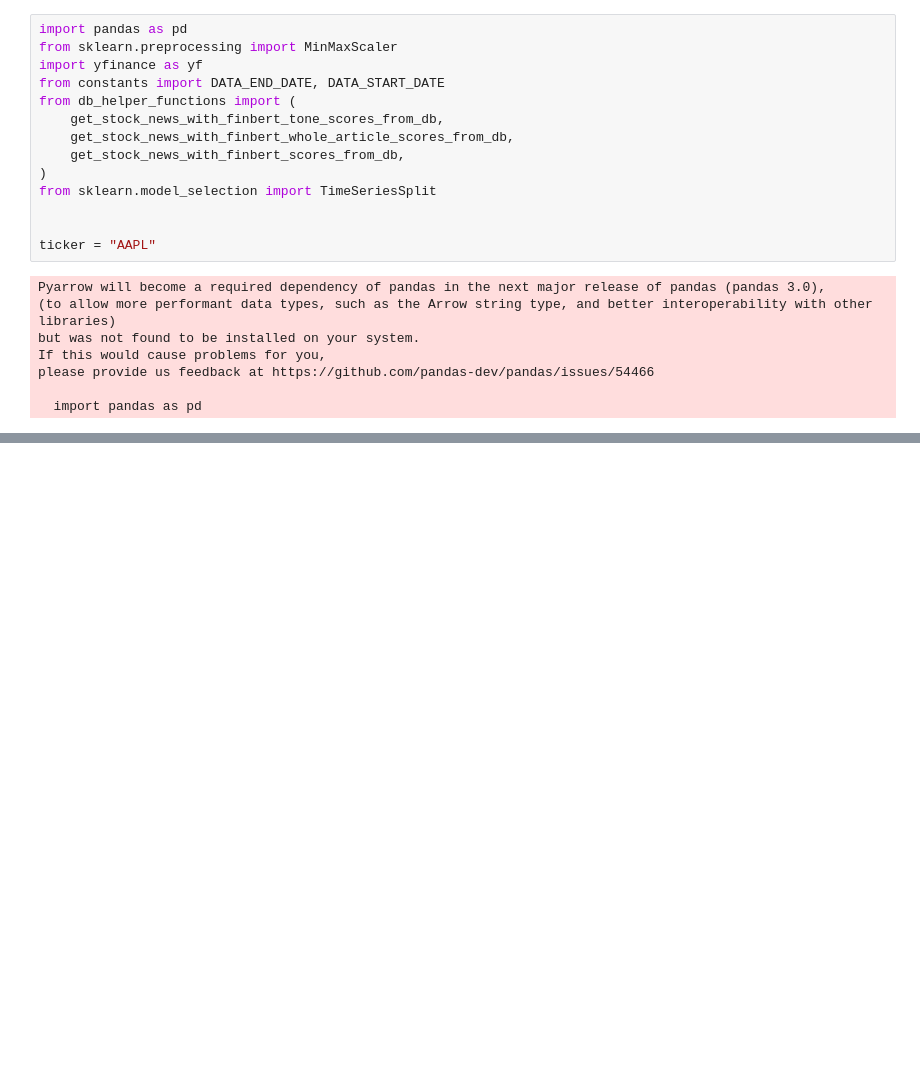
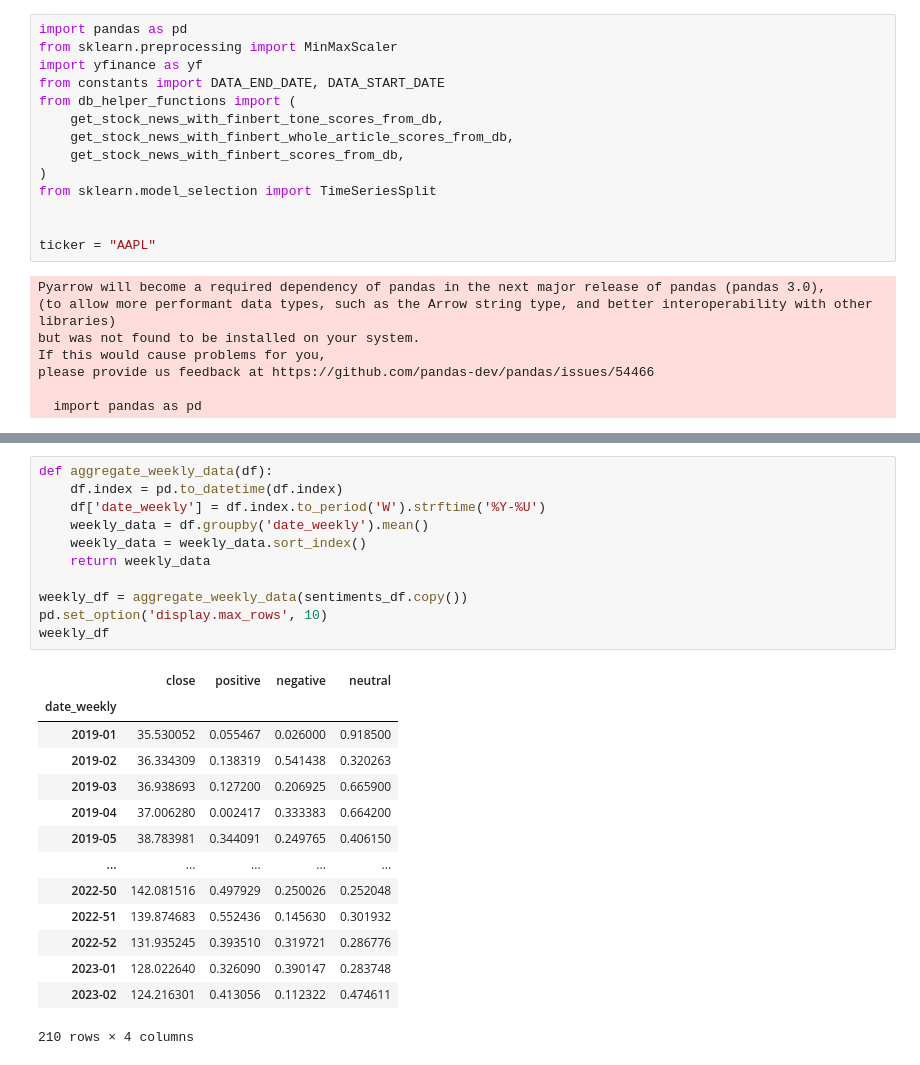
Before and after one commit to StevenSongSTS/w24-milestone2-team18-leevw-steveso-raulmart, a Jupyter notebook: lib/LSTM.ipynb, the cells around one changed output, grey strips where cells are left out. Cells and saved outputs as stored; diff of their text form; blank space fills up the shorter version.

```diff
--- a/lib/LSTM.ipynb
+++ b/lib/LSTM.ipynb
@@ -94 +95,27 @@ monthly_df
 49 rows × 4 columns
+# %%
+def aggregate_weekly_data(df):
+    df.index = pd.to_datetime(df.index)
+    df['date_weekly'] = df.index.to_period('W').strftime('%Y-%U')
+    weekly_data = df.groupby('date_weekly').mean()
+    weekly_data = weekly_data.sort_index()
+    return weekly_data
+
+weekly_df = aggregate_weekly_data(sentiments_df.copy())
+pd.set_option('display.max_rows', 10)
+weekly_df
+# %% [output]
+|  | close | positive | negative | neutral |
+| date_weekly |  |  |  |  |
+| 2019-01 | 35.530052 | 0.055467 | 0.026000 | 0.918500 |
+| 2019-02 | 36.334309 | 0.138319 | 0.541438 | 0.320263 |
+| 2019-03 | 36.938693 | 0.127200 | 0.206925 | 0.665900 |
+| 2019-04 | 37.006280 | 0.002417 | 0.333383 | 0.664200 |
+| 2019-05 | 38.783981 | 0.344091 | 0.249765 | 0.406150 |
+| ... | ... | ... | ... | ... |
+| 2022-50 | 142.081516 | 0.497929 | 0.250026 | 0.252048 |
+| 2022-51 | 139.874683 | 0.552436 | 0.145630 | 0.301932 |
+| 2022-52 | 131.935245 | 0.393510 | 0.319721 | 0.286776 |
+| 2023-01 | 128.022640 | 0.326090 | 0.390147 | 0.283748 |
+| 2023-02 | 124.216301 | 0.413056 | 0.112322 | 0.474611 |
+210 rows × 4 columns
```
Also changed, not shown: parts of 7 cells of this notebook.
